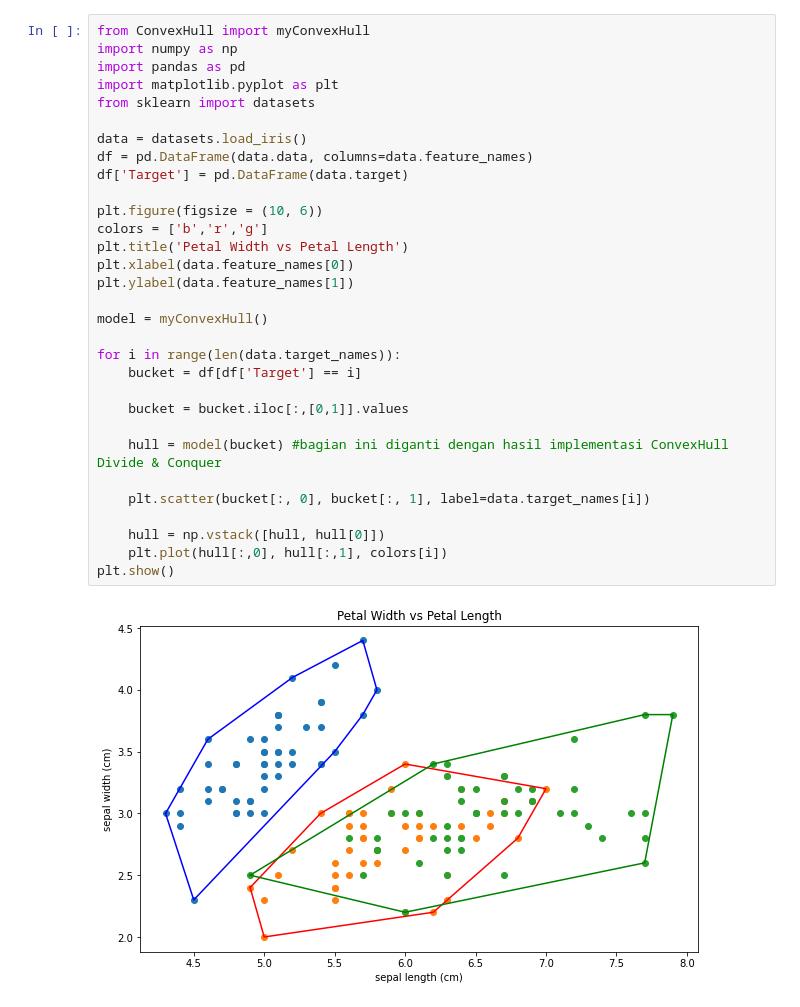
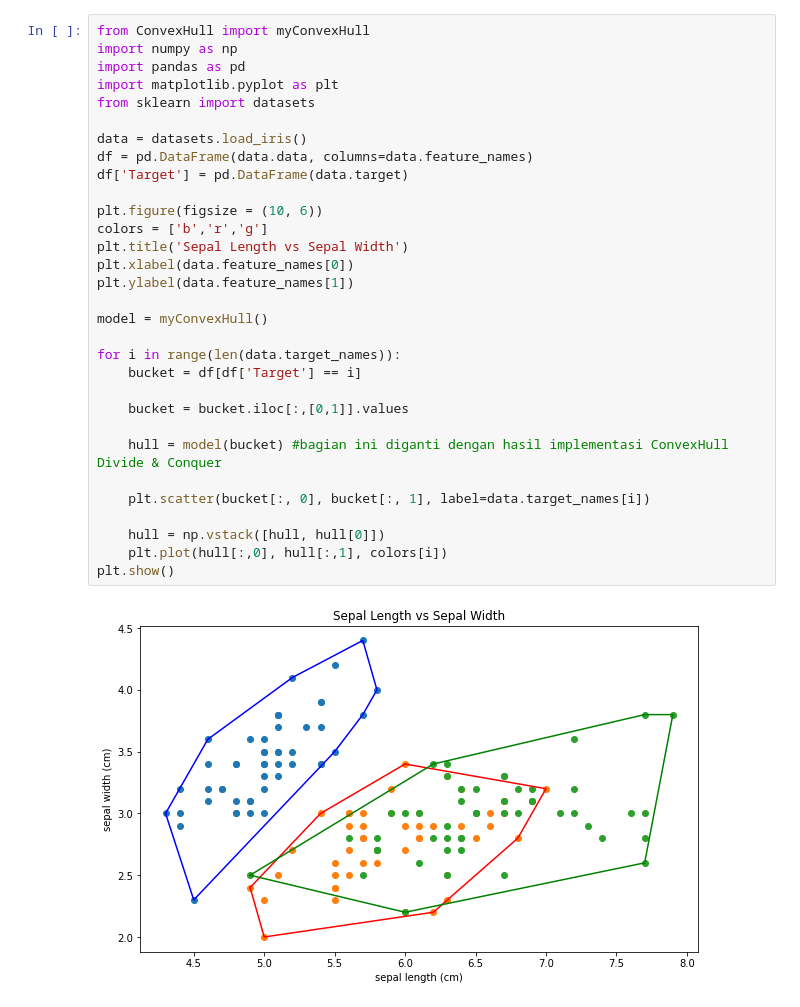
Before and after one commit to ZianTsabit/ConvexHull_Stima, a Jupyter notebook: src/main.ipynb, the cells around one changed output. Drawn from its saved outputs; the diff is of its cells as text.

```diff
--- a/src/main.ipynb
+++ b/src/main.ipynb
@@ -2,35 +2,35 @@
 from ConvexHull import myConvexHull
 import numpy as np
 import pandas as pd
 import matplotlib.pyplot as plt
 from sklearn import datasets
 
 data = datasets.load_iris()
 df = pd.DataFrame(data.data, columns=data.feature_names)
 df['Target'] = pd.DataFrame(data.target)
 
 plt.figure(figsize = (10, 6))
 colors = ['b','r','g']
-plt.title('Petal Width vs Petal Length')
+plt.title('Sepal Length vs Sepal Width')
 plt.xlabel(data.feature_names[0])
 plt.ylabel(data.feature_names[1])
 
 model = myConvexHull()
 
 for i in range(len(data.target_names)):
     bucket = df[df['Target'] == i]
 
     bucket = bucket.iloc[:,[0,1]].values
 
     hull = model(bucket) #bagian ini diganti dengan hasil implementasi ConvexHull Divide & Conquer
 
     plt.scatter(bucket[:, 0], bucket[:, 1], label=data.target_names[i])
 
     hull = np.vstack([hull, hull[0]])
     plt.plot(hull[:,0], hull[:,1], colors[i])
 plt.show()
 # %% [output]
-[figure, old version]
+[figure, new version]
 # %%
 from ConvexHull import myConvexHull
 import numpy as np
```
Also changed, not shown: parts of 2 cells of this notebook.
